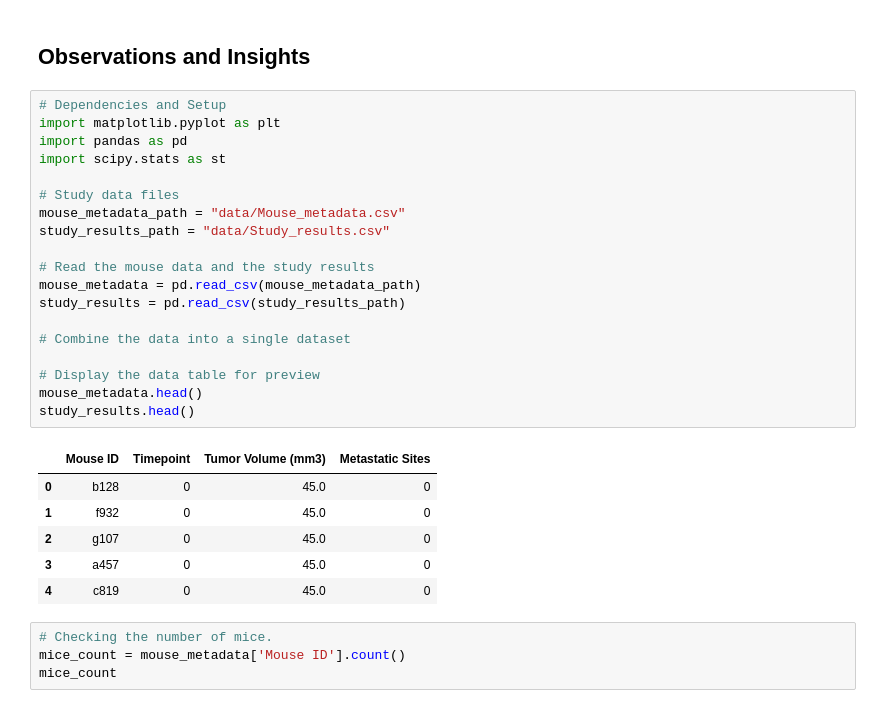
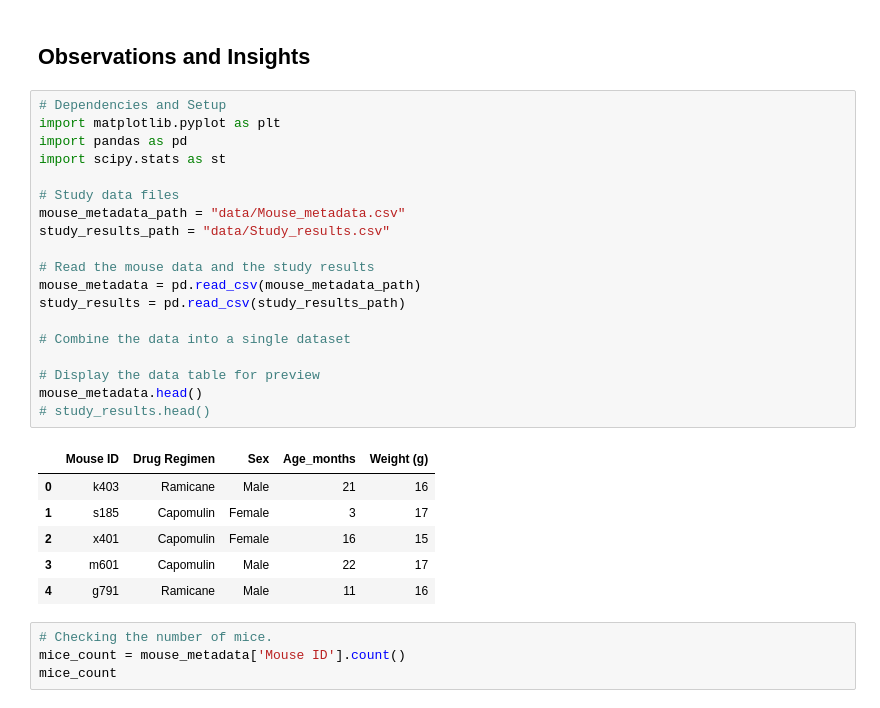
Before and after one commit to DiamondN97/matplotlib, a Jupyter notebook: pymaceuticals_starter.ipynb, the cells around one changed output. Saved outputs shown, nothing was run; the diff lists cells and outputs as text.

```diff
--- a/pymaceuticals_starter.ipynb
+++ b/pymaceuticals_starter.ipynb
@@ -3,29 +3,29 @@
 # %%
 # Dependencies and Setup
 import matplotlib.pyplot as plt
 import pandas as pd
 import scipy.stats as st
 
 # Study data files
 mouse_metadata_path = "data/Mouse_metadata.csv"
 study_results_path = "data/Study_results.csv"
 
 # Read the mouse data and the study results
 mouse_metadata = pd.read_csv(mouse_metadata_path)
 study_results = pd.read_csv(study_results_path)
 
 # Combine the data into a single dataset
 
 # Display the data table for preview
 mouse_metadata.head()
-study_results.head()
+# study_results.head()
 # %% [output]
-|  | Mouse ID | Timepoint | Tumor Volume (mm3) | Metastatic Sites |
-| 0 | b128 | 0 | 45.0 | 0 |
-| 1 | f932 | 0 | 45.0 | 0 |
-| 2 | g107 | 0 | 45.0 | 0 |
-| 3 | a457 | 0 | 45.0 | 0 |
-| 4 | c819 | 0 | 45.0 | 0 |
+|  | Mouse ID | Drug Regimen | Sex | Age_months | Weight (g) |
+| 0 | k403 | Ramicane | Male | 21 | 16 |
+| 1 | s185 | Capomulin | Female | 3 | 17 |
+| 2 | x401 | Capomulin | Female | 16 | 15 |
+| 3 | m601 | Capomulin | Male | 22 | 17 |
+| 4 | g791 | Ramicane | Male | 11 | 16 |
 # %%
 # Checking the number of mice.
 mice_count = mouse_metadata['Mouse ID'].count()
```
Also changed, not shown: parts of 9 cells of this notebook.
